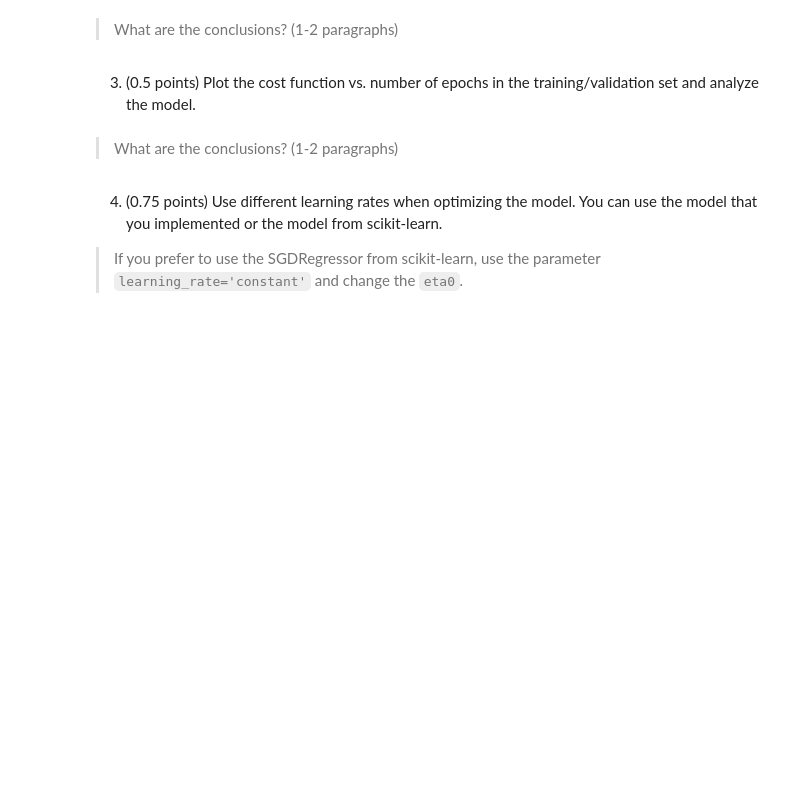
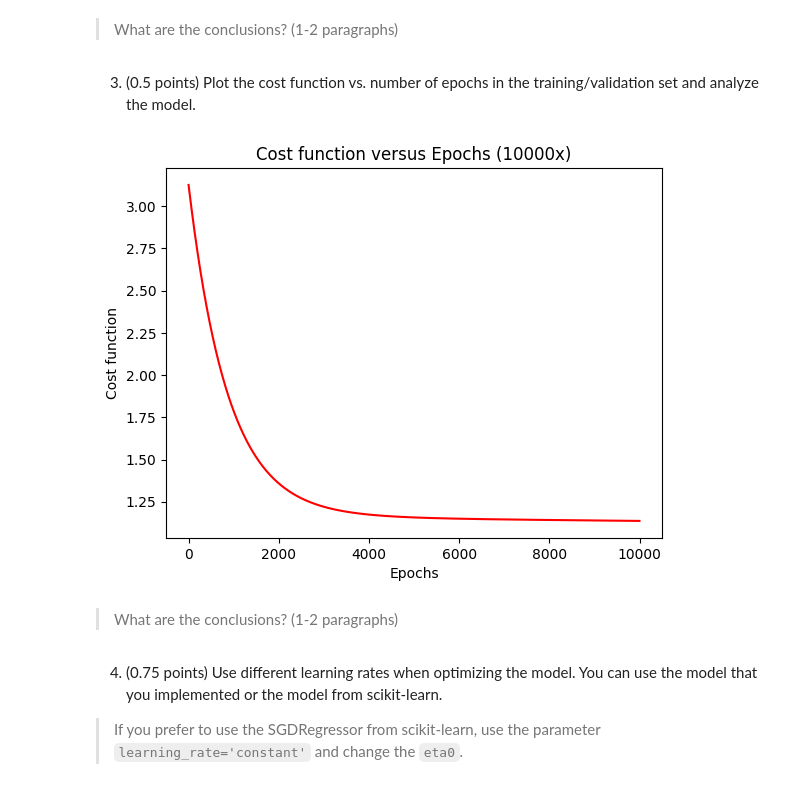
Before and after one commit to rubenscp/MO444-MC886-Tarefas, a Jupyter notebook: Tarefa 02/T2_Classical_Techniques by Rubens.ipynb, the cells around one changed output. Saved outputs shown, nothing was run; the diff lists cells and outputs as text; code cells hidden in the pictures; blank space fills up the shorter version.

```diff
--- a/Tarefa 02/T2_Classical_Techniques by Rubens.ipynb
+++ b/Tarefa 02/T2_Classical_Techniques by Rubens.ipynb
@@ -461,10 +461,10 @@ class AnalyticalLinearRegression():
 model = AnalyticalLinearRegression()
 
 # fitting model with training data
-model.fit(scaled_X_train, scaled_y_train)
+model.fit(scaled_X_train_all_features, scaled_y_train)
 
 # predicting model with test data
-y_predict = model.predict(scaled_X_test)
+y_predict = model.predict(scaled_X_test_all_features)
 
 # calculating MSE of model
 mse_analytical_linear_regression_test = MSE(scaled_y_test, y_predict)
@@ -529,10 +531,10 @@ class GradientDescentLinearRegression():
 GDLR_model = GradientDescentLinearRegression()
 
 # fitting model with training data
-GDLR_model.fit(scaled_X_train, scaled_y_train, 0.0001, 1000)
+GDLR_model.fit(scaled_X_train_all_features, scaled_y_train, 0.0001, 1000)
 
 # predicting model with test data
-y_predict = GDLR_model.predict(scaled_X_test)
+y_predict = GDLR_model.predict(scaled_X_test_all_features)
 
 # calculating MSE of model
 mse_gradient_descent_linear_regression_test = MSE(scaled_y_test, y_predict)
@@ -589,22 +600,24 @@ print(f'MSE sklearn LR ........: {mse_test_sklearn}')
 # %%
 # TODO: Plot the cost function vs. number of iterations in the training set.
 
 # creating Linear Regression instance
 GDLR_model = GradientDescentLinearRegression()
 
 # setting epochs number
 epochs = 10000
 
 # fitting model with training data
-GDLR_model.fit(scaled_X_train, scaled_y_train, 0.0001, epochs)
+GDLR_model.fit(scaled_X_train_all_features, scaled_y_train, 0.0001, epochs)
 
 # plotting cost function versus epochs
 plt.plot(list(range(epochs)), GDLR_model.costs, '-r')
 title = 'Cost function versus Epochs (' + str(epochs) + 'x)'
 plt.title(title)
 plt.xlabel('Epochs')
 plt.ylabel('Cost function')
 plt.show()
+# %% [output]
+[figure, added]
 # %% [markdown]
 > What are the conclusions? (1-2 paragraphs)
 # %% [markdown]
```
Also changed, not shown: parts of 6 cells of this notebook.
